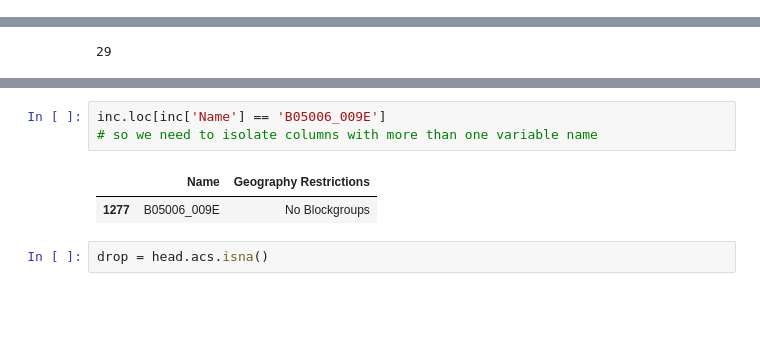
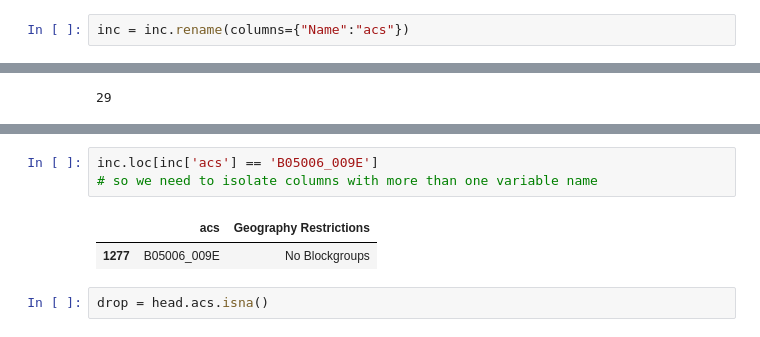
Before and after one commit to jchen321/geosnap4ed-1, a Jupyter notebook: census_reference_chart-02.ipynb, the cells around one changed output, grey strips where cells are left out. Drawn from its saved outputs; the diff is of its cells as text; blank space fills up the shorter version.

```diff
--- a/census_reference_chart-02.ipynb
+++ b/census_reference_chart-02.ipynb
@@ -58,6 +69,8 @@ array([nan, 'No Blockgroups', 'Migration US Only', 'Migration PR Only',
        'Nation, States, Counties and Places Only',
        'Nation and States Only (Excluding PR)', 'Nation and States Only',
        'Nation, States, and Counties Only'], dtype=object)
+# %%
+inc = inc.rename(columns={"Name":"acs"})
 # %%
 len(head.acs)
 # %% [output]
@@ -124,10 +136,10 @@ Name                                                                      NaN
 Geography Restrictions                                                    NaN
 Name: 20, dtype: object
 # %%
-inc.loc[inc['Name'] == 'B05006_009E']
+inc.loc[inc['acs'] == 'B05006_009E']
 # so we need to isolate columns with more than one variable name
 # %% [output]
-|  | Name | Geography Restrictions |
+|  | acs | Geography Restrictions |
 | 1277 | B05006_009E | No Blockgroups |
 # %%
 drop = head.acs.isna()
```
Also changed, not shown: parts of 28 cells of this notebook.
